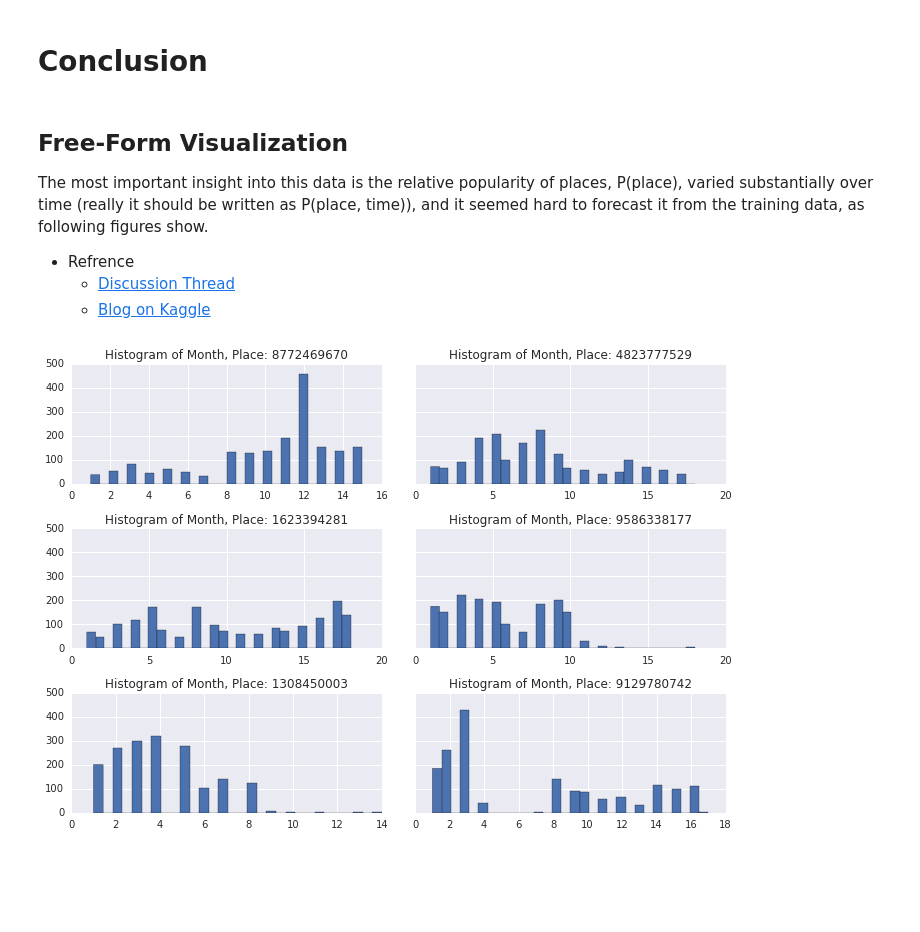
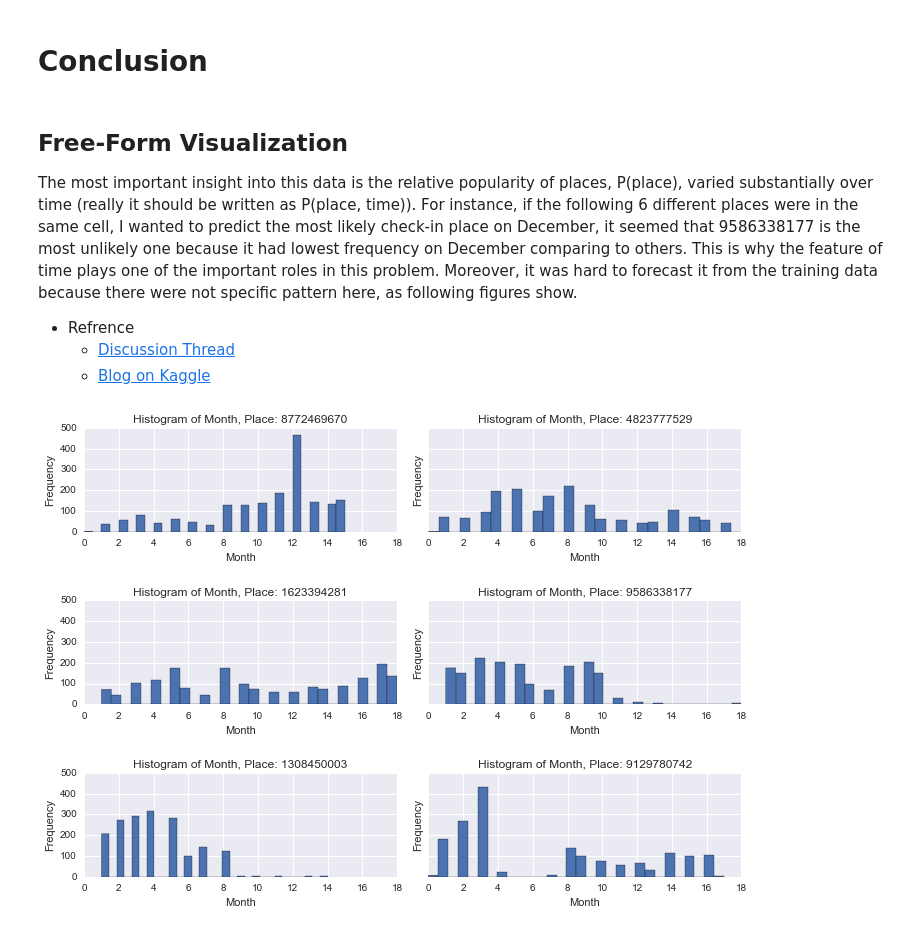
Before and after one commit to YungChunLu/MLND.Project5, a Jupyter notebook: Developing.ipynb, the cells around one changed output. Saved outputs shown, nothing was run; the diff lists cells and outputs as text; code cells hidden in the pictures; blank space fills up the shorter version.

```diff
--- a/Developing.ipynb
+++ b/Developing.ipynb
@@ -1482,19 +1484,23 @@ File has been generated!
 # Conclusion
 # %% [markdown]
 ## Free-Form Visualization
-The most important insight into this data is the relative popularity of places, P(place), varied substantially over time (really it should be written as P(place, time)), and it seemed hard to forecast it from the training data, as following figures show.
+The most important insight into this data is the relative popularity of places, P(place), varied substantially over time (really it should be written as P(place, time)). For instance, if the following 6 different places were in the same cell, I wanted to predict the most likely check-in place on December, it seemed that 9586338177 is the most unlikely one because it had lowest frequency on December comparing to others. This is why the feature of time plays one of the important roles in this problem. Moreover, it was hard to forecast it from the training data because there were not specific pattern here, as following figures show.
 * Refrence
     * [Discussion Thread](https://www.kaggle.com/c/facebook-v-predicting-check-ins/forums/t/22078/solution-sharing/126235#post126235)
     * [Blog on Kaggle](http://blog.kaggle.com/2016/08/02/facebook-v-predicting-check-ins-winners-interview-2nd-place-markus-kliegl/)
 # %%
+# Month is over 12, because I add the next year to be considered as different monthes
 _, ax = plt.subplots(nrows=3, ncols=2, sharey=True,figsize=(10,7))
-plt.tight_layout(h_pad=1.5)
+plt.tight_layout(h_pad=3)
 for i, place_id in enumerate(place_ranking[:6].index):
     place = df_train[df_train.place_id == place_id]
     place.Month = 12*place.year - 12
     col = i/3
     row = i%3
     ax[row][col].set_title('Histogram of Month, Place: {}'.format(place_id))
+    ax[row][col].set_xlabel('Month')
+    ax[row][col].set_ylabel('Frequency')
+    ax[row][col].set_xlim((0,18))
     place.Month.hist(bins=30, ax=ax[row][col])
 # %% [output]
-[figure, old version]
+[figure, new version]
```
Also changed, not shown: parts of 5 cells of this notebook.
